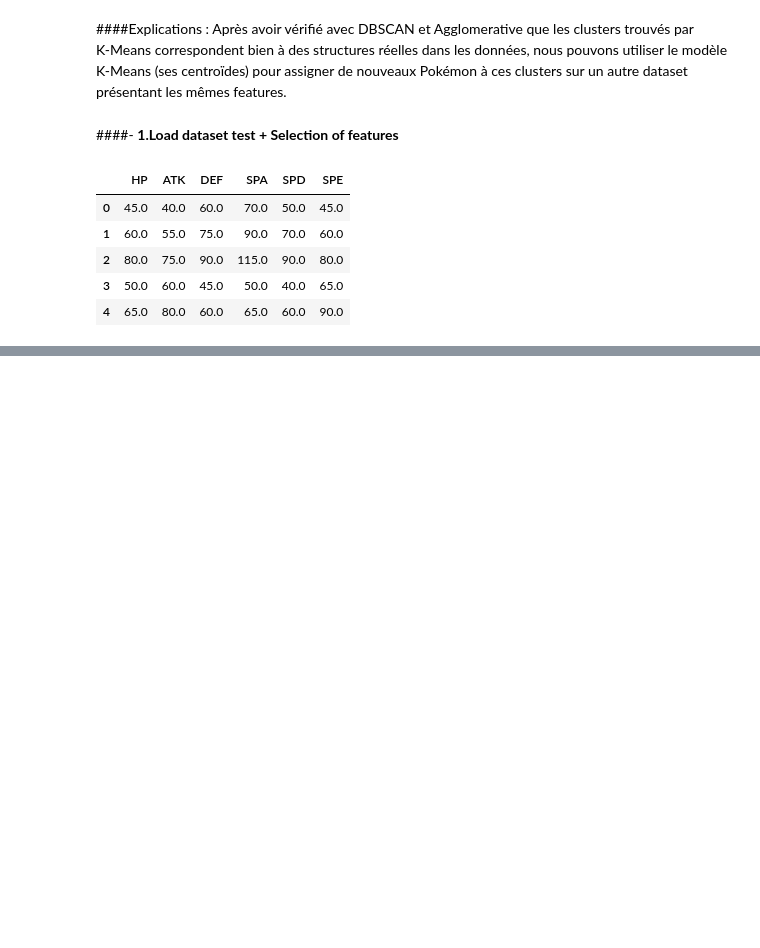
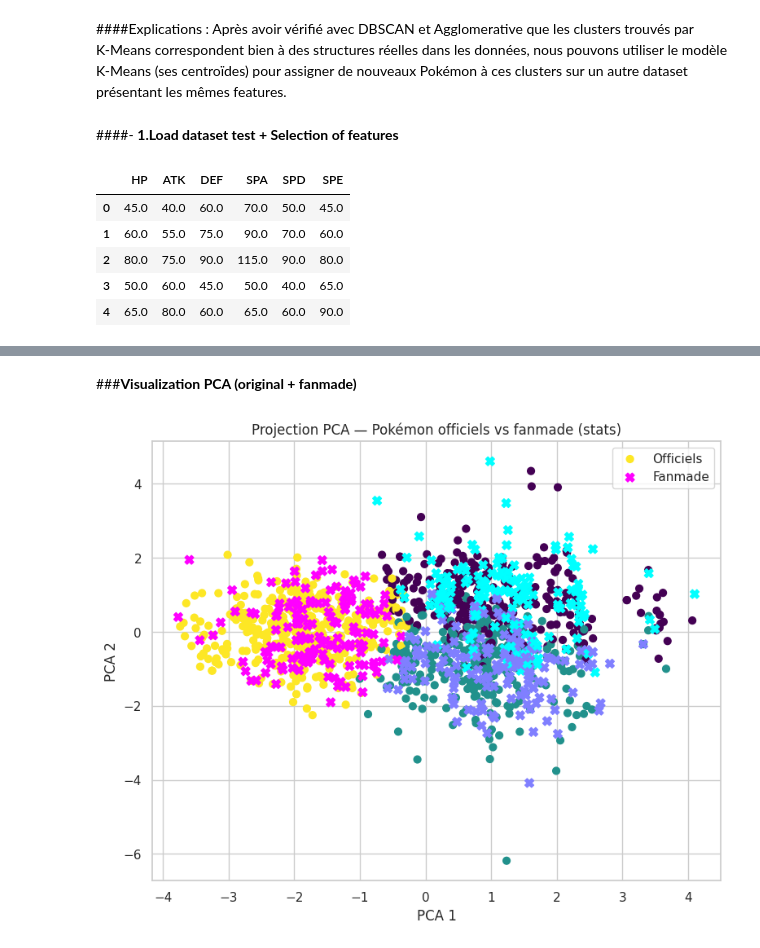
Before and after one commit to NathanaelLUCETTE/projet_ML, a Jupyter notebook: pokemon_clustering_project.ipynb, the cells around one changed output, grey strips where cells are left out. Drawn from its saved outputs; the diff is of its cells as text; code cells hidden in the pictures; blank space fills up the shorter version.

```diff
--- a/pokemon_clustering_project.ipynb
+++ b/pokemon_clustering_project.ipynb
@@ -605,7 +603,6 @@ def run_kmeans(data_scaled, k, title=""):
     centroids = kmeans.cluster_centers_
     centroids_pca = pca.transform(centroids)
 
-
     # Plot
     plt.figure(figsize=(8,6))
     plt.scatter(reduced[:,0], reduced[:,1], c=labels, cmap="viridis", s=40)
@@ -616,7 +613,7 @@ def run_kmeans(data_scaled, k, title=""):
     plt.grid(True)
     plt.show()
 
-    return labels
+    return kmeans, labels
 # %% [markdown]
 ###- **0.2 Implementation DBSCANS**
 # %%
@@ -856,0 +971,33 @@ df_stats_test.head()
+# %% [markdown]
+###**Visualization PCA (original + fanmade)**
+# %%
+from sklearn.decomposition import PCA
+import matplotlib.pyplot as plt
+import numpy as np
+
+# PCA sur l'ensemble (officiel + fanmade)
+combined = np.vstack([df_stats_scaled, new_stats_scaled])
+pca = PCA(n_components=2)
+combined_pca = pca.fit_transform(combined)
+
+# Séparation des deux groupes
+n_official = df_stats_scaled.shape[0]
+official_pca = combined_pca[:n_official]
+fanmade_pca = combined_pca[n_official:]
+
+# Prédictions
+official_labels = k_means_stats_3.labels_
+fanmade_labels = new_labels
+
+plt.figure(figsize=(9,7))
+plt.scatter(official_pca[:,0], official_pca[:,1], c=official_labels, cmap="viridis", s=40, label="Officiels")
+plt.scatter(fanmade_pca[:,0], fanmade_pca[:,1], c=fanmade_labels, cmap="cool", s=60, marker="X", label="Fanmade")
+
+plt.title("Projection PCA — Pokémon officiels vs fanmade (stats)")
+plt.xlabel("PCA 1")
+plt.ylabel("PCA 2")
+plt.legend()
+plt.grid(True)
+plt.show()
+# %% [output]
+[figure, added]
```
Also changed, not shown: parts of 25 cells of this notebook.
